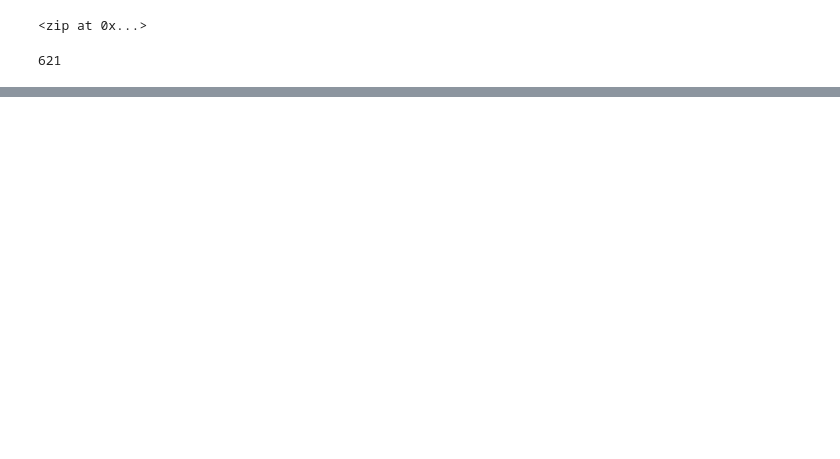
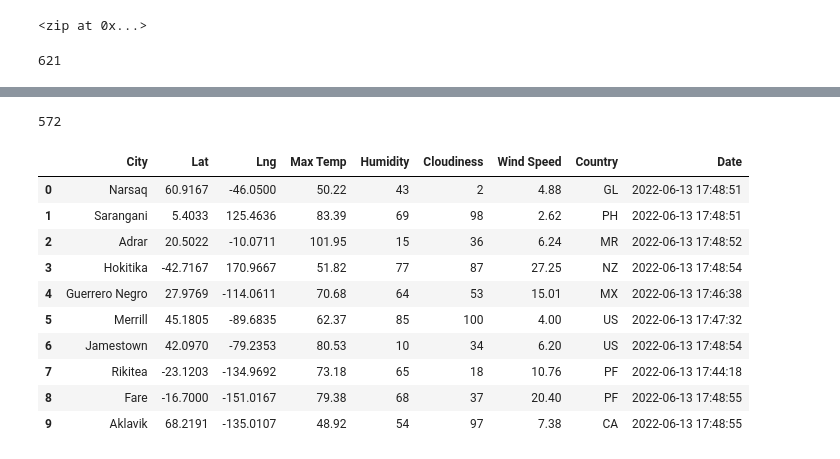
Before and after one commit to brittdrew77/World_Weather_Analysis, a Jupyter notebook: WeatherPy.ipynb, the cells around one changed output, grey strips where cells are left out. Saved outputs shown, nothing was run; the diff lists cells and outputs as text; code cells hidden in the pictures; blank space fills up the shorter version.

```diff
--- a/WeatherPy.ipynb
+++ b/WeatherPy.ipynb
@@ -29,0 +122,20 @@ len(cities)
+# %%
+len(city_data)
+# %% [output]
+572
+# %%
+# Convert the array of dictionaries to a Pandas DataFrame.
+city_data_df = pd.DataFrame(city_data)
+city_data_df.head(10)
+# %% [output]
+|  | City | Lat | Lng | Max Temp | Humidity | Cloudiness | Wind Speed | Country | Date |
+| 0 | Narsaq | 60.9167 | -46.0500 | 50.22 | 43 | 2 | 4.88 | GL | 2022-06-13 17:48:51 |
+| 1 | Sarangani | 5.4033 | 125.4636 | 83.39 | 69 | 98 | 2.62 | PH | 2022-06-13 17:48:51 |
+| 2 | Adrar | 20.5022 | -10.0711 | 101.95 | 15 | 36 | 6.24 | MR | 2022-06-13 17:48:52 |
+| 3 | Hokitika | -42.7167 | 170.9667 | 51.82 | 77 | 87 | 27.25 | NZ | 2022-06-13 17:48:54 |
+| 4 | Guerrero Negro | 27.9769 | -114.0611 | 70.68 | 64 | 53 | 15.01 | MX | 2022-06-13 17:46:38 |
+| 5 | Merrill | 45.1805 | -89.6835 | 62.37 | 85 | 100 | 4.00 | US | 2022-06-13 17:47:32 |
+| 6 | Jamestown | 42.0970 | -79.2353 | 80.53 | 10 | 34 | 6.20 | US | 2022-06-13 17:48:54 |
+| 7 | Rikitea | -23.1203 | -134.9692 | 73.18 | 65 | 18 | 10.76 | PF | 2022-06-13 17:44:18 |
+| 8 | Fare | -16.7000 | -151.0167 | 79.38 | 68 | 37 | 20.40 | PF | 2022-06-13 17:48:55 |
+| 9 | Aklavik | 68.2191 | -135.0107 | 48.92 | 54 | 97 | 7.38 | CA | 2022-06-13 17:48:55 |
```
Also changed, not shown: parts of 7 cells of this notebook, 4 other files.
